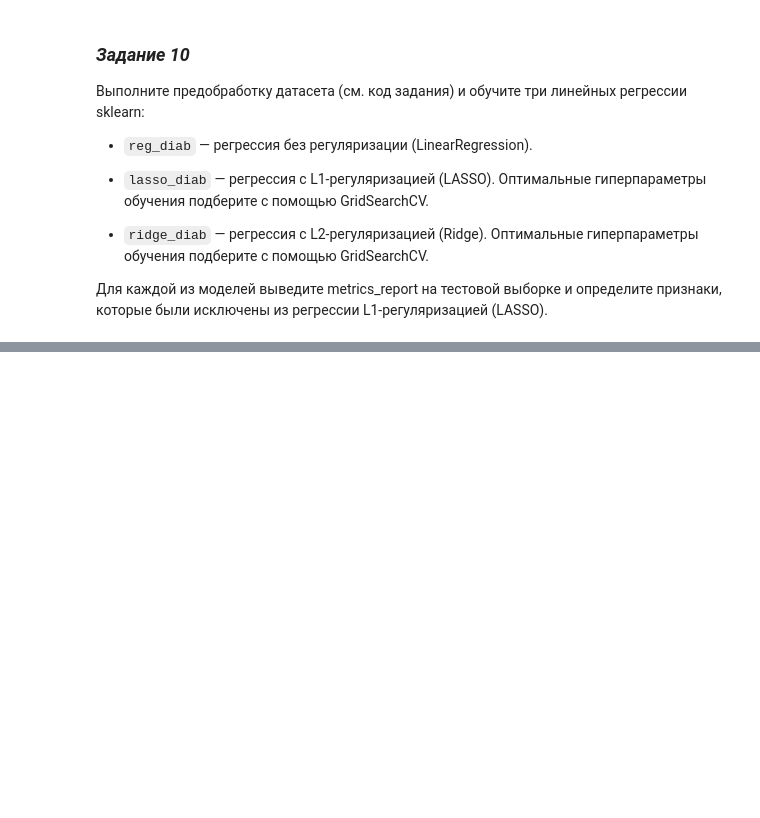
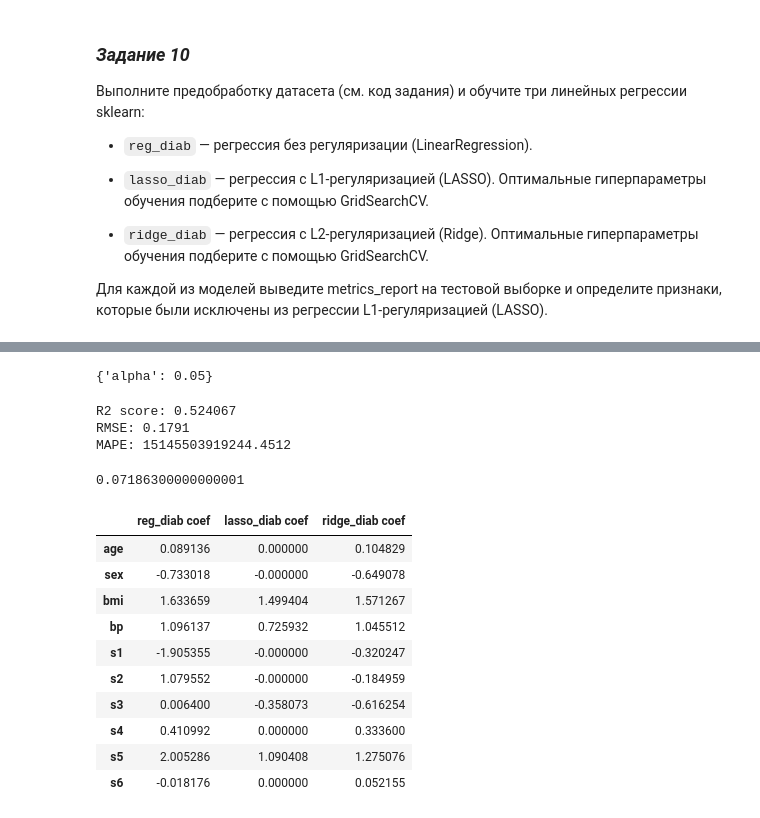
Before and after one commit to ml2me/study, a Jupyter notebook: classic_ML/1/01.Задание.ipynb, the cells around one changed output, grey strips where cells are left out. Drawn from its saved outputs; the diff is of its cells as text; code cells hidden in the pictures; blank space fills up the shorter version.

```diff
--- a/classic_ML/1/01.Задание.ipynb
+++ b/classic_ML/1/01.Задание.ipynb
@@ -1584,7 +1599,12 @@ metrics_report(...)
 params = {'alpha' : [0.001, 0.01, 0.05, 0.1, 0.5, 1.0, 5.0, 10.0]}
 cv = 5
 
-cv_lasso_diab = ...
-lasso_diab = ...
+cv_lasso_diab = GridSearchCV(
+    estimator=Lasso(random_state=RANDOM_STATE),
+    param_grid=params,
+    cv=cv
+)
 
-metrics_report(...)
+cv_lasso_diab.fit(X_diab_train, y_diab_train)
+
+print(cv_lasso_diab.best_params_)
@@ -1590,0 +1613,4 @@ metrics_report(...)
+# %%
+lasso_diab = Lasso(**cv_lasso_diab.best_params_, random_state=RANDOM_STATE).fit(X_diab_train, y_diab_train)
+y_diab_test_pred_lss = lasso_diab.predict(X_diab_test)
+metrics_report(y_diab_test, y_diab_test_pred_lss)
@@ -1596,16 +1653,50 @@ metrics_report(...)
 params = {'alpha' : [0.001, 0.01, 0.05, 0.1, 0.5, 1.0, 5.0, 10.0]}
 cv = 5
 
-cv_ridge_diab = ...
-ridge_diab = ...
+cv_ridge_diab = GridSearchCV(
+    estimator=Ridge(random_state=RANDOM_STATE),
+    param_grid=params,
+    cv=cv
+)
 
-metrics_report(...)
+cv_ridge_diab.fit(X_diab_train, y_diab_train)
+
+print(cv_ridge_diab.best_params_)
+# %% [output]
+{'alpha': 0.05}
+# %%
+ridge_diab = Ridge(**cv_ridge_diab.best_params_, random_state=RANDOM_STATE)
+ridge_diab.fit(X_diab_train, y_diab_train)
+y_diab_test_pred_rdg = ridge_diab.predict(X_diab_test)
+metrics_report(y_diab_test, y_diab_test_pred_rdg)
+# %% [output]
+R2 score: 0.524067
+RMSE: 0.1791
+MAPE: 15145503919244.4512
+# %%
+print(1.571267-1.499404)
+# %% [output]
+0.07186300000000001
 # %%
 # Рассмотрите коэффициенты моделей
 
 diab_coefs = pd.DataFrame({
-    'reg_diab coef': ...,
-    'lasso_diab coef': ...,
-    'ridge_diab coef': ...
+    'reg_diab coef': reg_diab.coef_,
+    'lasso_diab coef': lasso_diab.coef_,
+    'ridge_diab coef': ridge_diab.coef_
 }, index=X_diab.columns
 )
+
+diab_coefs
+# %% [output]
+|  | reg_diab coef | lasso_diab coef | ridge_diab coef |
+| age | 0.089136 | 0.000000 | 0.104829 |
+| sex | -0.733018 | -0.000000 | -0.649078 |
+| bmi | 1.633659 | 1.499404 | 1.571267 |
+| bp | 1.096137 | 0.725932 | 1.045512 |
+| s1 | -1.905355 | -0.000000 | -0.320247 |
+| s2 | 1.079552 | -0.000000 | -0.184959 |
+| s3 | 0.006400 | -0.358073 | -0.616254 |
+| s4 | 0.410992 | 0.000000 | 0.333600 |
+| s5 | 2.005286 | 1.090408 | 1.275076 |
+| s6 | -0.018176 | 0.000000 | 0.052155 |
```
Also changed, not shown: parts of 5 cells of this notebook.
